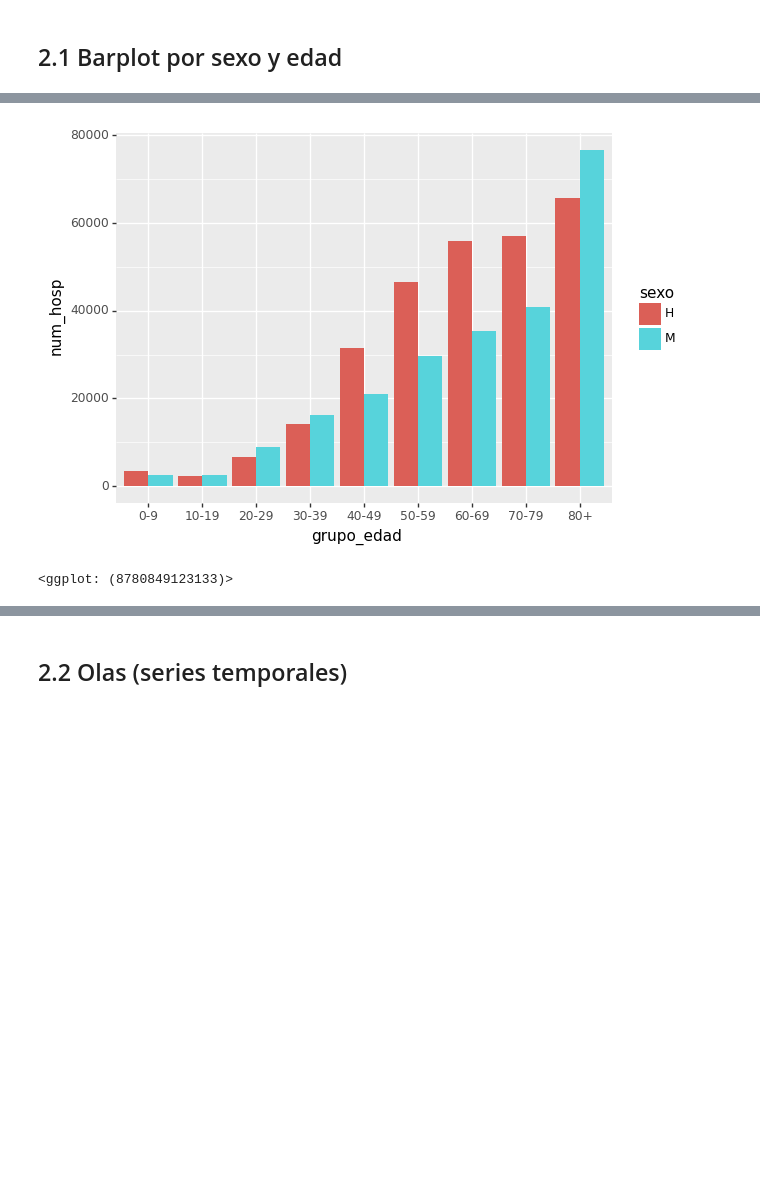
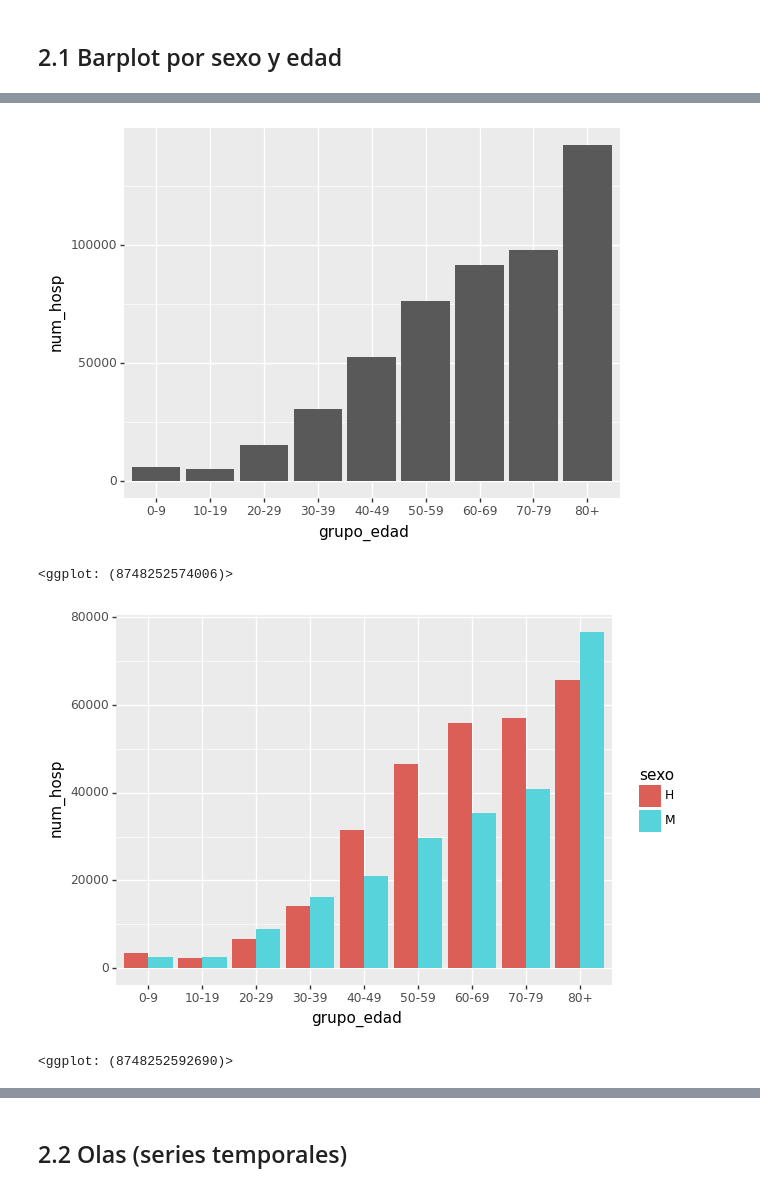
Before and after one commit to pedroconcejero/ucm_master_2024_PYTHON, a Jupyter notebook: 04_ggplot_ejemplo_COVID.ipynb, the cells around one changed output, grey strips where cells are left out. Cells and saved outputs as stored; diff of their text form; code cells hidden in the pictures; blank space fills up the shorter version.

```diff
--- a/04_ggplot_ejemplo_COVID.ipynb
+++ b/04_ggplot_ejemplo_COVID.ipynb
@@ -63,13 +95,23 @@ covid2.head()
+# %%
+(
+ggplot(covid2)
++ aes(x = 'grupo_edad',
+      y = 'num_hosp')
+    + geom_bar(stat = "identity")
+)
+# %% [output]
+[figure, added]
+<ggplot: (8748252574006)>
 # %%
 (
     ggplot(covid2)  # What data to use
     + aes('grupo_edad',
           'num_hosp',
           fill = 'sexo')  # What variable to use
-    + geom_bar(position = "dodge",
-               stat = "identity") # Geometric object to use for drawing
+    + geom_bar(stat = "identity",
+              position = 'dodge') # Geometric object to use for drawing
 
 )
 # %% [output]
 [figure]
-<ggplot: (8780849123133)>
+<ggplot: (8748252592690)>
```
Also changed, not shown: parts of 25 cells of this notebook.
